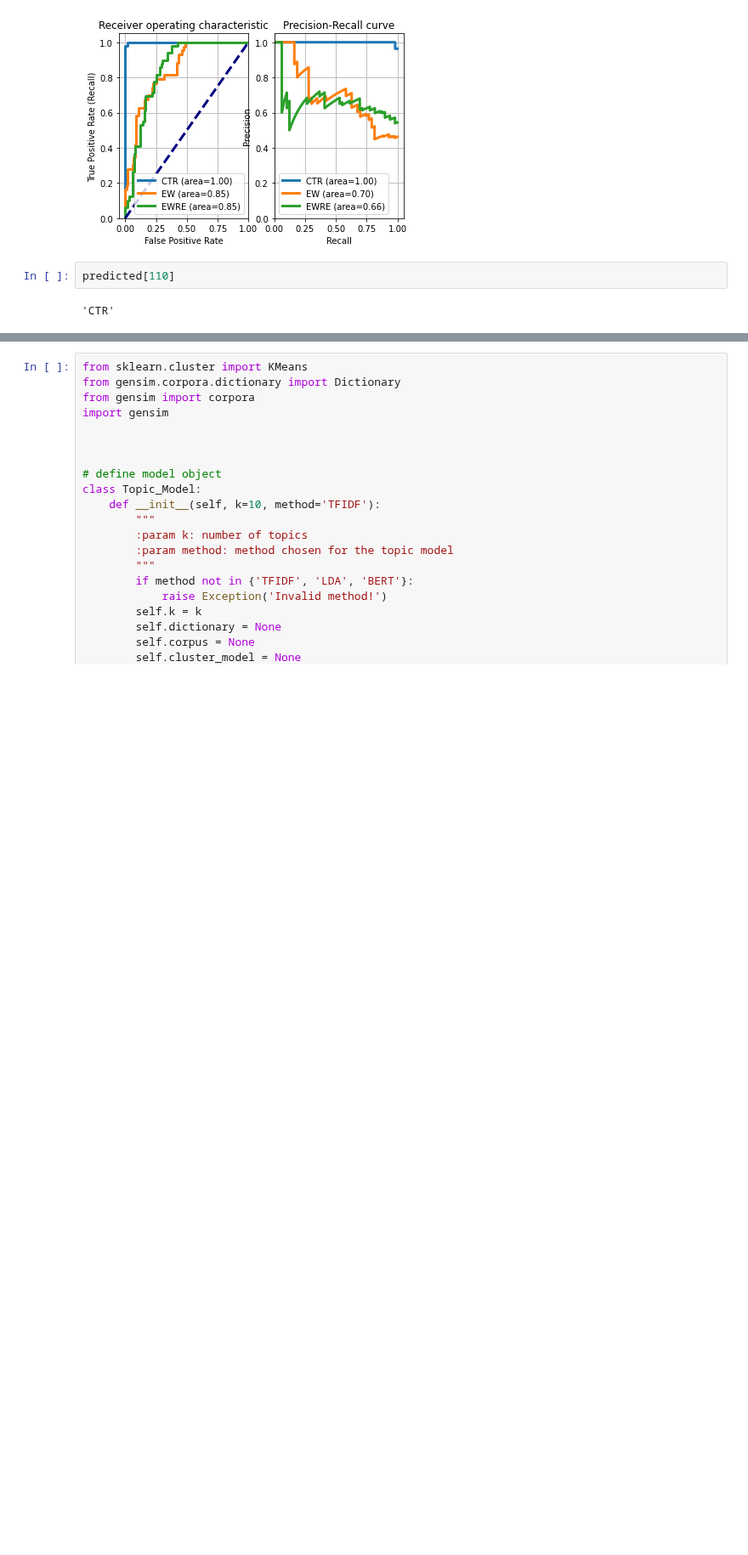
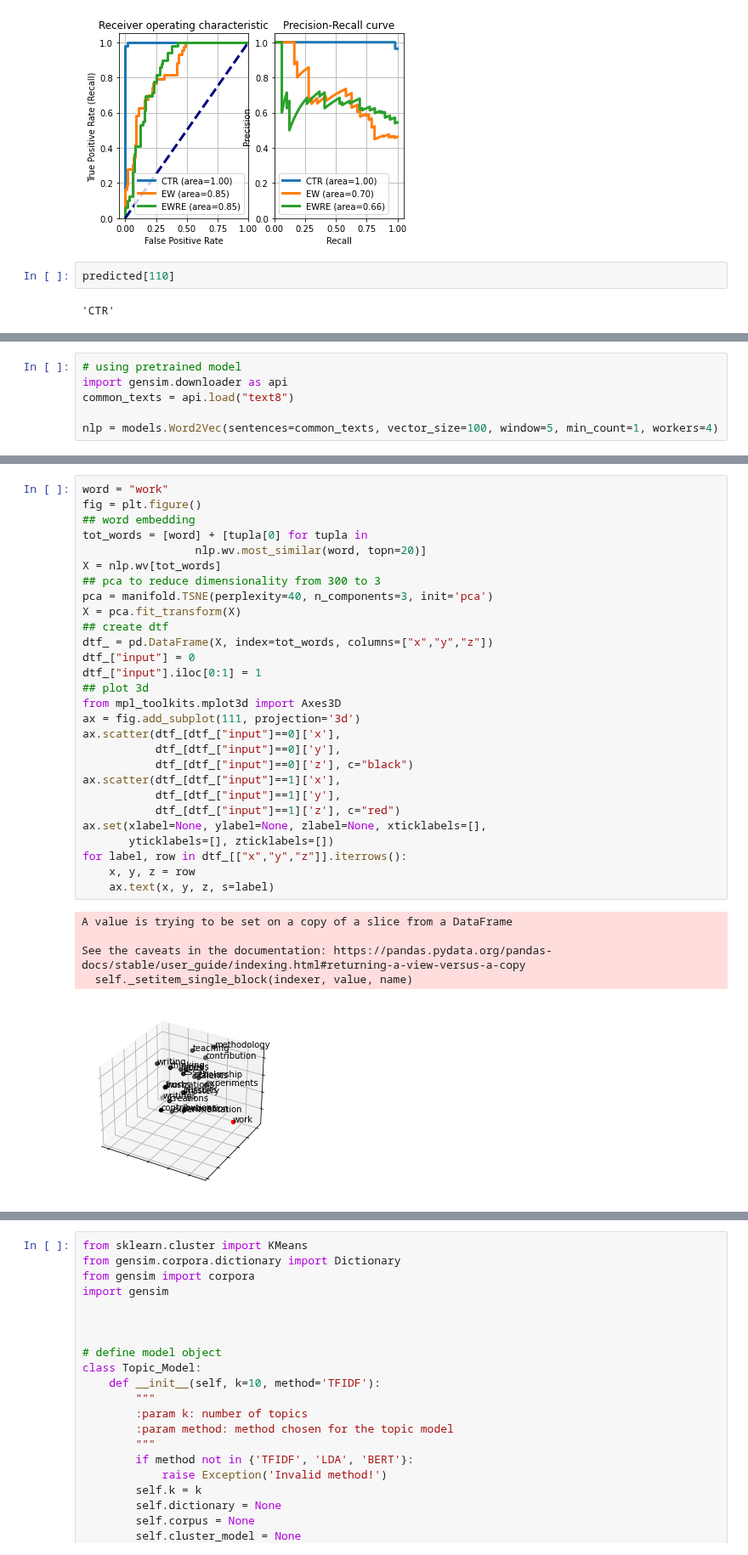
Before and after one commit to lucia-lux/EW_analysis, a Jupyter notebook: ew_nlp_writing.ipynb, the cells around one changed output, grey strips where cells are left out. Shown at 85% size. Drawn from its saved outputs; the diff is of its cells as text; blank space fills up the shorter version.

Commit message:
added word2vec model

```diff
--- a/ew_nlp_writing.ipynb
+++ b/ew_nlp_writing.ipynb
@@ -513,3 +513,9 @@ explained.show_in_notebook(text=txt_instance, predict_proba=False)
 # %% [output]
 True: EWRE --> Pred: EWRE | Prob: 0.58
 [interactive output not drawn]
+# %%
+# using pretrained model
+import gensim.downloader as api
+common_texts = api.load("text8")
+
+nlp = models.Word2Vec(sentences=common_texts, vector_size=100, window=5, min_count=1, workers=4)
@@ -515,0 +540,34 @@ True: EWRE --> Pred: EWRE | Prob: 0.58
+# %%
+word = "work"
+fig = plt.figure()
+## word embedding
+tot_words = [word] + [tupla[0] for tupla in
+                 nlp.wv.most_similar(word, topn=20)]
+X = nlp.wv[tot_words]
+## pca to reduce dimensionality from 300 to 3
+pca = manifold.TSNE(perplexity=40, n_components=3, init='pca')
+X = pca.fit_transform(X)
+## create dtf
+dtf_ = pd.DataFrame(X, index=tot_words, columns=["x","y","z"])
+dtf_["input"] = 0
+dtf_["input"].iloc[0:1] = 1
+## plot 3d
+from mpl_toolkits.mplot3d import Axes3D
+ax = fig.add_subplot(111, projection='3d')
+ax.scatter(dtf_[dtf_["input"]==0]['x'],
+           dtf_[dtf_["input"]==0]['y'],
+           dtf_[dtf_["input"]==0]['z'], c="black")
+ax.scatter(dtf_[dtf_["input"]==1]['x'],
+           dtf_[dtf_["input"]==1]['y'],
+           dtf_[dtf_["input"]==1]['z'], c="red")
+ax.set(xlabel=None, ylabel=None, zlabel=None, xticklabels=[],
+       yticklabels=[], zticklabels=[])
+for label, row in dtf_[["x","y","z"]].iterrows():
+    x, y, z = row
+    ax.text(x, y, z, s=label)
+# %% [output]
+A value is trying to be set on a copy of a slice from a DataFrame
+
+See the caveats in the documentation: https://pandas.pydata.org/pandas-docs/stable/user_guide/indexing.html#returning-a-view-versus-a-copy
+  self._setitem_single_block(indexer, value, name)
+[figure, added]
```
Also changed, not shown: parts of 2 cells of this notebook.
